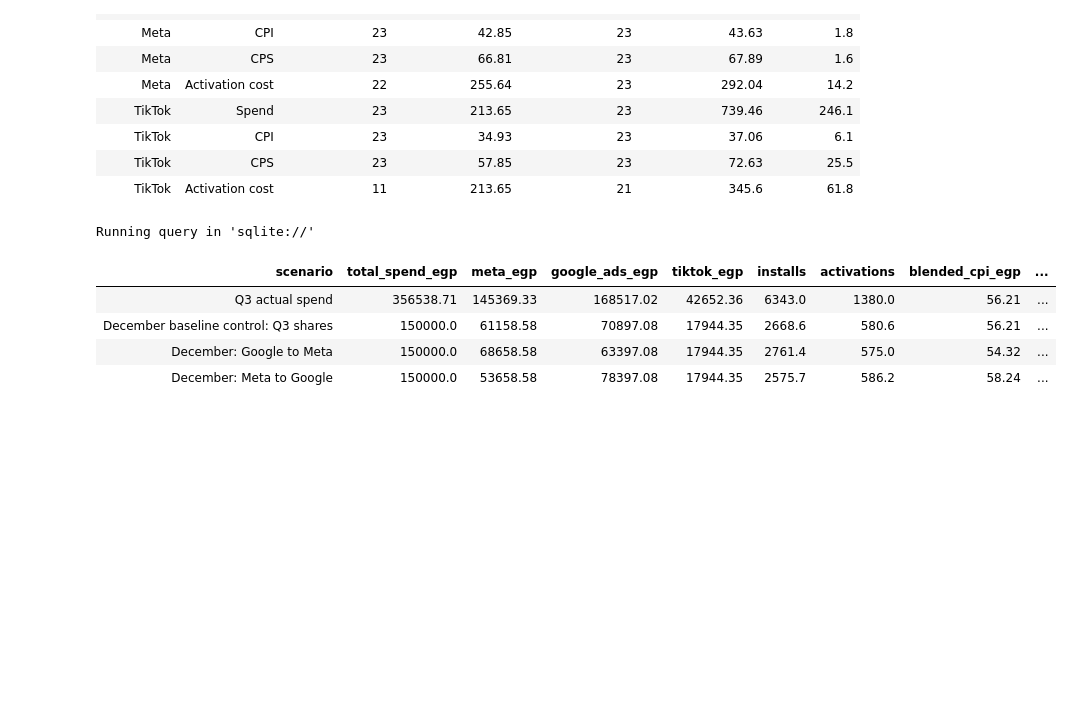
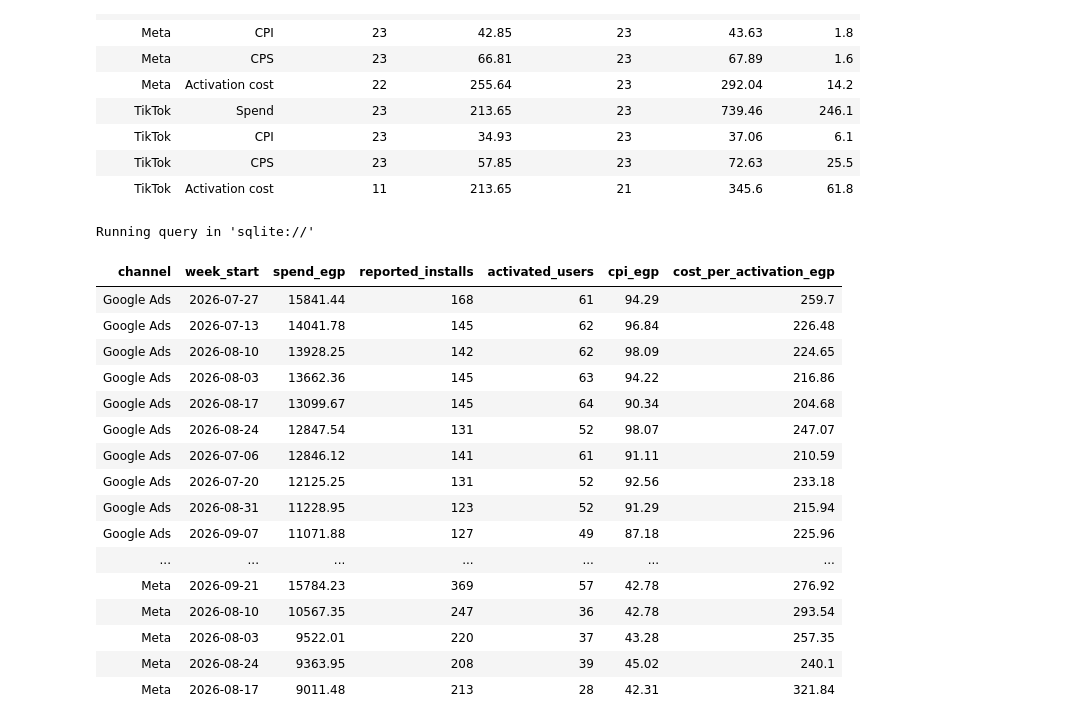
Before and after one commit to MohimenMG/lucky_case_study, a Jupyter notebook: 02_analysis/03_2_task_3_2_performance_marketing.ipynb, the cells around one changed output. Drawn from its saved outputs; the diff is of its cells as text; code cells hidden in the pictures; blank space fills up the shorter version.

```diff
--- a/02_analysis/03_2_task_3_2_performance_marketing.ipynb
+++ b/02_analysis/03_2_task_3_2_performance_marketing.ipynb
@@ -290,65 +356,48 @@ Running query in 'sqlite://'
 | TikTok | Activation cost | 11 | 213.65 | 21 | 345.6 | 61.8 |
 # %%
 %%sql
--- Replay Q3 shares and equal shifts in both directions at the same December budget.
-WITH q3 AS (
-    SELECT channel, SUM(spend_egp) AS spend, SUM(installs) AS installs,
-           SUM(activations) AS activations
+-- Compare historical acquisition costs across full Monday–Sunday weeks.
+WITH weekly_performance AS (
+    -- Assign each spend day to its Monday and sum results by channel and week.
+    -- Activations are attributed to the user's signup day in the source view.
+    SELECT channel,
+           DATE(spend_day, '-6 days', 'weekday 1') AS week_start,
+           COUNT(DISTINCT spend_day) AS days_observed,
+           SUM(spend_egp) AS spend_egp,
+           SUM(installs) AS reported_installs,
+           SUM(activations) AS activated_users
     FROM daily_channel_performance
-    GROUP BY channel
-),
-channel_rates AS (
-    SELECT *, spend / SUM(spend) OVER () AS q3_share,
-           1.0 * installs / NULLIF(spend, 0) AS installs_per_egp,
-           1.0 * activations / NULLIF(spend, 0) AS activations_per_egp
-    FROM q3
-),
-allocations AS (
-    SELECT 1 AS sort_order, 'Q3 actual spend' AS scenario, channel, spend AS allocated
-    FROM channel_rates
-    UNION ALL
-    SELECT 2, 'December baseline control: Q3 shares', channel, december_budget * q3_share
-    FROM channel_rates CROSS JOIN settings
-    UNION ALL
-    SELECT 3, 'December: Google to Meta', channel,
-           december_budget * (q3_share + CASE channel
-               WHEN 'Meta' THEN shift_share
-               WHEN 'Google Ads' THEN -shift_share
-               ELSE 0
-           END)
-    FROM channel_rates CROSS JOIN settings
-    UNION ALL
-    SELECT 4, 'December: Meta to Google', channel,
-           december_budget * (q3_share + CASE channel
-               WHEN 'Meta' THEN -shift_share
-               WHEN 'Google Ads' THEN shift_share
-               ELSE 0
-           END)
-    FROM channel_rates CROSS JOIN settings
-),
-scenario_totals AS (
-    SELECT a.sort_order, a.scenario, SUM(a.allocated) AS total_spend,
-           SUM(CASE WHEN a.channel = 'Meta' THEN a.allocated ELSE 0 END) AS meta_spend,
-           SUM(CASE WHEN a.channel = 'Google Ads' THEN a.allocated ELSE 0 END) AS google_spend,
-           SUM(CASE WHEN a.channel = 'TikTok' THEN a.allocated ELSE 0 END) AS tiktok_spend,
-           SUM(a.allocated * r.installs_per_egp) AS installs,
-           SUM(a.allocated * r.activations_per_egp) AS activations
-    FROM allocations AS a
-    JOIN channel_rates AS r ON r.channel = a.channel
-    GROUP BY a.sort_order, a.scenario
+    WHERE channel IN ('Google Ads', 'Meta', 'TikTok')
+    GROUP BY channel, DATE(spend_day, '-6 days', 'weekday 1')
 )
-SELECT scenario, ROUND(total_spend, 2) AS total_spend_egp,
-       ROUND(meta_spend, 2) AS meta_egp, ROUND(google_spend, 2) AS google_ads_egp,
-       ROUND(tiktok_spend, 2) AS tiktok_egp,
-       ROUND(installs, 1) AS installs, ROUND(activations, 1) AS activations,
-       ROUND(total_spend / NULLIF(installs, 0), 2) AS blended_cpi_egp,
-       ROUND(total_spend / NULLIF(activations, 0), 2) AS blended_cost_per_activation_egp
-FROM scenario_totals
-ORDER BY sort_order;
+-- Exclude partial weeks and calculate unit costs from weekly totals.
+-- Within each channel, show the highest-spend weeks first.
+SELECT channel,
+       week_start,
+       ROUND(spend_egp, 2) AS spend_egp,
+       reported_installs,
+       activated_users,
+       ROUND(spend_egp / NULLIF(reported_installs, 0), 2) AS cpi_egp,
+       ROUND(spend_egp / NULLIF(activated_users, 0), 2) AS cost_per_activation_egp
+FROM weekly_performance
+WHERE days_observed = 7
+ORDER BY channel, spend_egp DESC, week_start;
 # %% [output]
 Running query in 'sqlite://'
-| scenario | total_spend_egp | meta_egp | google_ads_egp | tiktok_egp | installs | activations | blended_cpi_egp | ... |
-| Q3 actual spend | 356538.71 | 145369.33 | 168517.02 | 42652.36 | 6343.0 | 1380.0 | 56.21 | ... |
-| December baseline control: Q3 shares | 150000.0 | 61158.58 | 70897.08 | 17944.35 | 2668.6 | 580.6 | 56.21 | ... |
-| December: Google to Meta | 150000.0 | 68658.58 | 63397.08 | 17944.35 | 2761.4 | 575.0 | 54.32 | ... |
-| December: Meta to Google | 150000.0 | 53658.58 | 78397.08 | 17944.35 | 2575.7 | 586.2 | 58.24 | ... |
+| channel | week_start | spend_egp | reported_installs | activated_users | cpi_egp | cost_per_activation_egp |
+| Google Ads | 2026-07-27 | 15841.44 | 168 | 61 | 94.29 | 259.7 |
+| Google Ads | 2026-07-13 | 14041.78 | 145 | 62 | 96.84 | 226.48 |
+| Google Ads | 2026-08-10 | 13928.25 | 142 | 62 | 98.09 | 224.65 |
+| Google Ads | 2026-08-03 | 13662.36 | 145 | 63 | 94.22 | 216.86 |
+| Google Ads | 2026-08-17 | 13099.67 | 145 | 64 | 90.34 | 204.68 |
+| Google Ads | 2026-08-24 | 12847.54 | 131 | 52 | 98.07 | 247.07 |
+| Google Ads | 2026-07-06 | 12846.12 | 141 | 61 | 91.11 | 210.59 |
+| Google Ads | 2026-07-20 | 12125.25 | 131 | 52 | 92.56 | 233.18 |
+| Google Ads | 2026-08-31 | 11228.95 | 123 | 52 | 91.29 | 215.94 |
+| Google Ads | 2026-09-07 | 11071.88 | 127 | 49 | 87.18 | 225.96 |
+| ... | ... | ... | ... | ... | ... | ... |
+| Meta | 2026-09-21 | 15784.23 | 369 | 57 | 42.78 | 276.92 |
+| Meta | 2026-08-10 | 10567.35 | 247 | 36 | 42.78 | 293.54 |
+| Meta | 2026-08-03 | 9522.01 | 220 | 37 | 43.28 | 257.35 |
+| Meta | 2026-08-24 | 9363.95 | 208 | 39 | 45.02 | 240.1 |
+| Meta | 2026-08-17 | 9011.48 | 213 | 28 | 42.31 | 321.84 |
```
Also changed, not shown: parts of 6 cells of this notebook, 18 other files.
